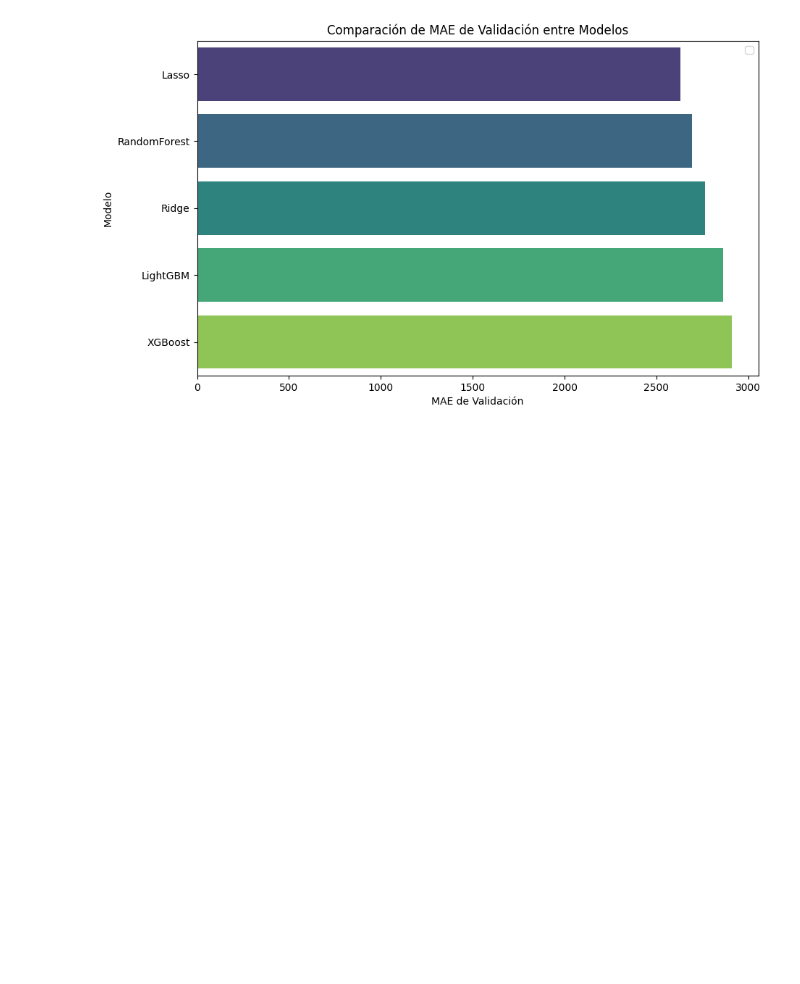
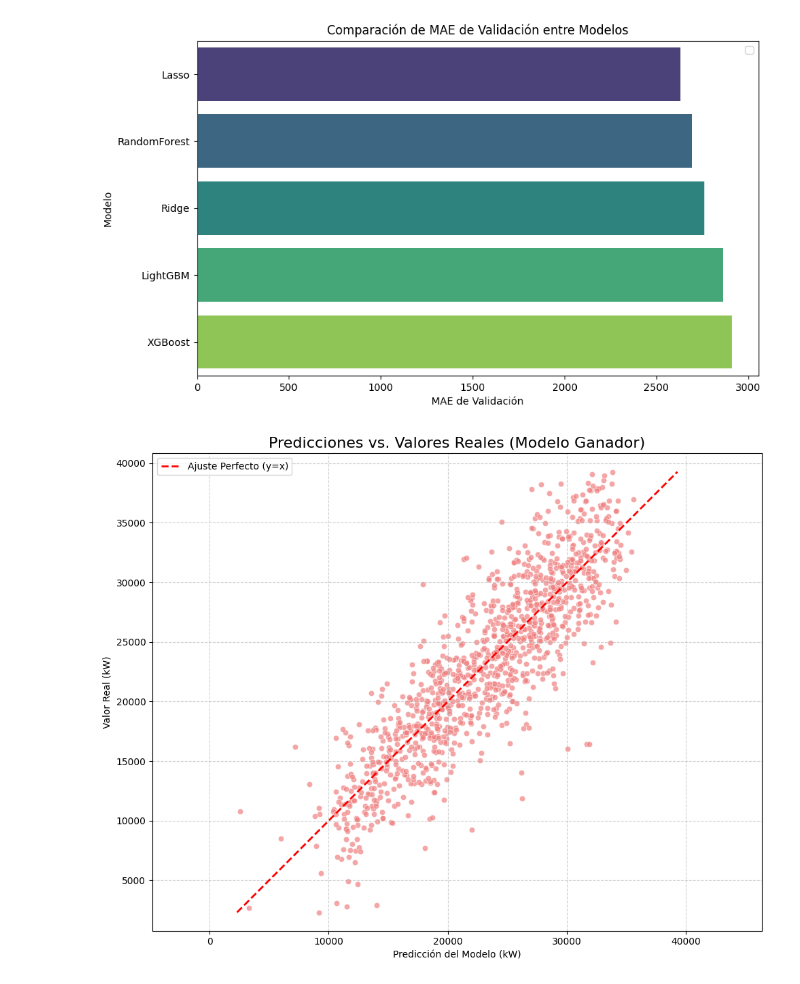
Before and after one commit to GonzaCardin/tp_final_ldd2, a Jupyter notebook: notebooks/modelado_v2.ipynb, the cells around one changed output. Cells and saved outputs as stored; diff of their text form; code cells hidden in the pictures; blank space fills up the shorter version.

```diff
--- a/notebooks/modelado_v2.ipynb
+++ b/notebooks/modelado_v2.ipynb
@@ -255,3 +256,38 @@ plt.legend()
 plt.show()
 # %% [output]
 [figure]
+# %%
+
+try:
+    # Generar las predicciones del modelo ganador sobre todos los datos
+    y_pred_full = final_model.predict(X_full)
+
+    plt.figure(figsize=(10, 8))
+
+    # Graficar los puntos en ROSA (color='lightcoral')
+    sns.scatterplot(x=y_pred_full, y=y_full, alpha=0.7, color='lightcoral', edgecolor='w')
+
+    # Se calcula el rango de los datos para dibujar la línea diagonal de 45 grados.
+    min_val = min(y_full.min(), y_pred_full.min())
+    max_val = max(y_full.max(), y_pred_full.max())
+
+    # Graficar la línea de ajuste perfecto en ROJO y discontinua (linestyle='--')
+    plt.plot([min_val, max_val], [min_val, max_val],
+             color='red', linestyle='--', linewidth=2, label='Ajuste Perfecto (y=x)')
+
+    plt.title('Predicciones vs. Valores Reales (Modelo Ganador)', fontsize=16)
+    plt.xlabel('Predicción del Modelo (kW)')
+    plt.ylabel('Valor Real (kW)')
+    plt.legend()
+    plt.grid(True, linestyle='--', alpha=0.6)
+    plt.axis('equal') # Asegura que la escala de los ejes sea la misma
+    plt.tight_layout()
+    plt.show()
+
+except NameError:
+    print("ERROR: No se encontraron 'final_model', 'X_full' o 'y_full'.")
+    print("Asegúrate de haber ejecutado las celdas anteriores, especialmente la celda 10 donde se definen y entrenan.")
+except Exception as e:
+    print(f"Ha ocurrido un error inesperado durante la predicción o el gráfico: {e}")
+# %% [output]
+[figure, added]
```
Also changed, not shown: parts of 3 cells of this notebook.
